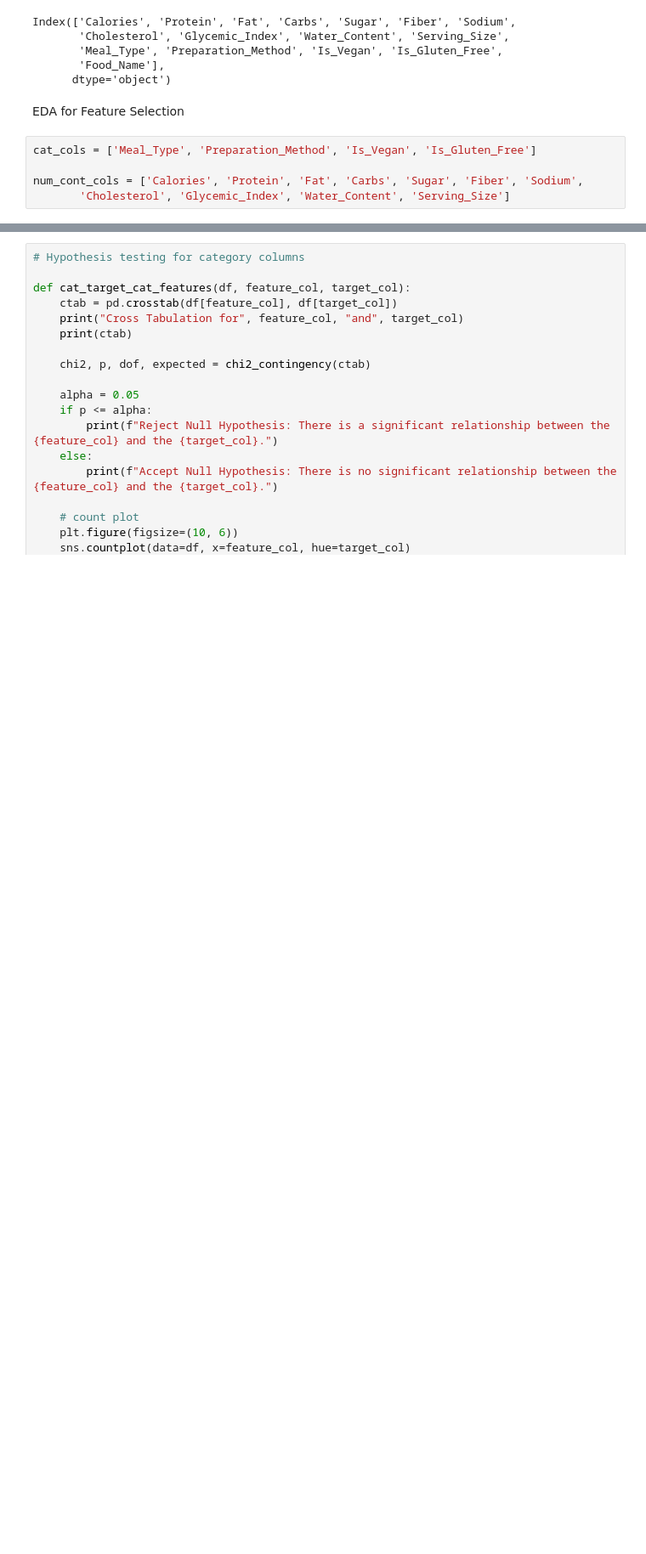
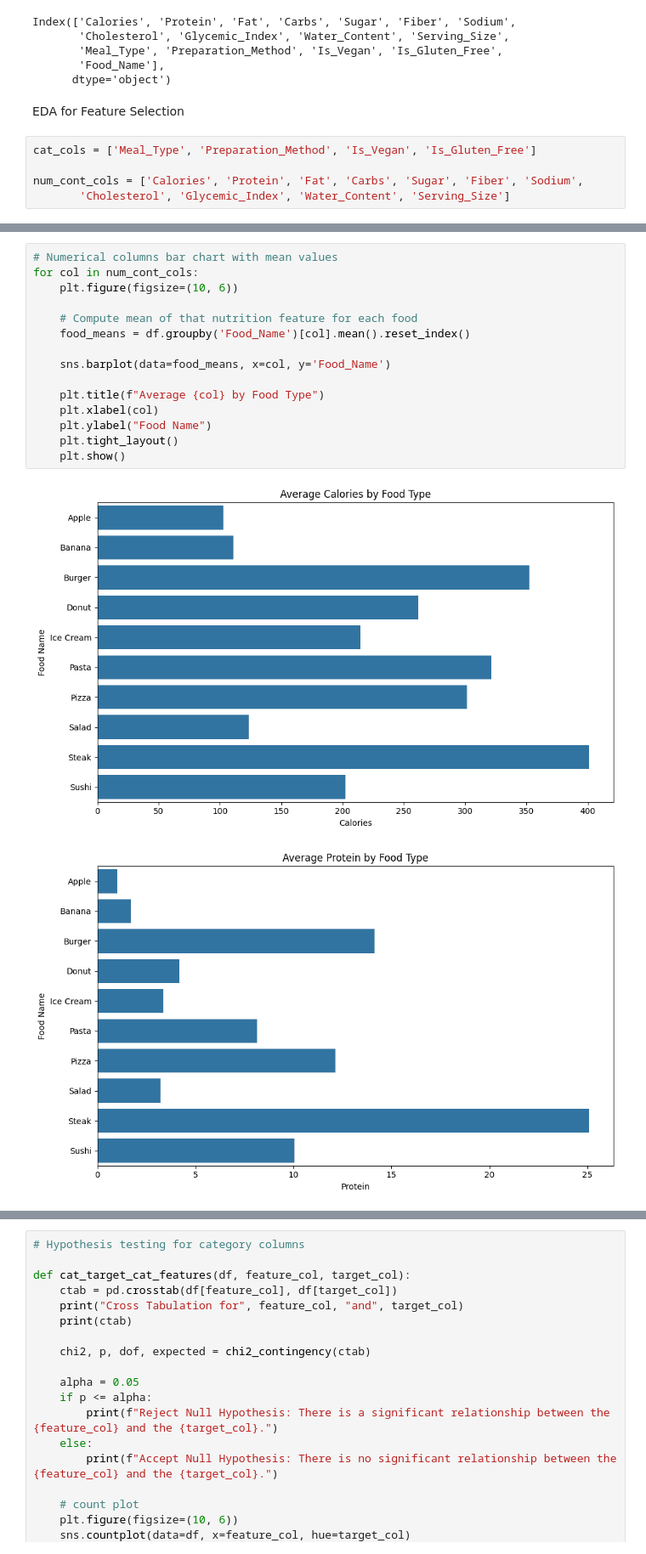
Before and after one commit to ShigilSasi/NutriClass_Food_Classfication_Using_Nutrition_Data, a Jupyter notebook: Nutritional_ML.ipynb, the cells around one changed output, grey strips where cells are left out. Shown at 85% size. Cells and saved outputs as stored; diff of their text form; blank space fills up the shorter version.

```diff
--- a/Nutritional_ML.ipynb
+++ b/Nutritional_ML.ipynb
@@ -242,0 +258,18 @@ num_cont_cols = ['Calories', 'Protein', 'Fat', 'Carbs', 'Sugar', 'Fiber', 'Sodiu
+# %%
+# Numerical columns bar chart with mean values
+for col in num_cont_cols:
+    plt.figure(figsize=(10, 6))
+
+    # Compute mean of that nutrition feature for each food
+    food_means = df.groupby('Food_Name')[col].mean().reset_index()
+
+    sns.barplot(data=food_means, x=col, y='Food_Name')
+
+    plt.title(f"Average {col} by Food Type")
+    plt.xlabel(col)
+    plt.ylabel("Food Name")
+    plt.tight_layout()
+    plt.show()
+# %% [output]
+[figure, added]
+[figure, added]
```
Also changed, not shown: parts of 5 cells of this notebook.
